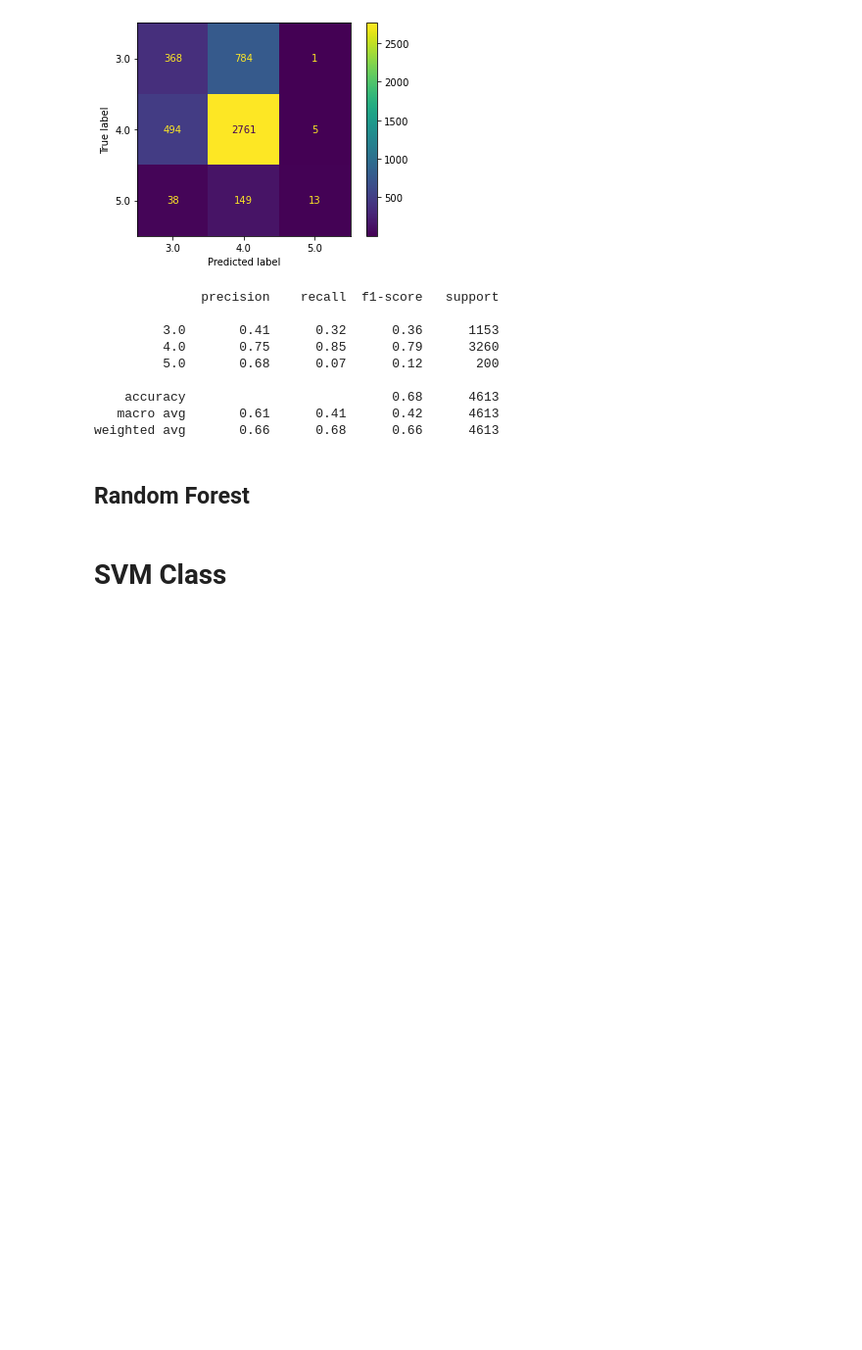
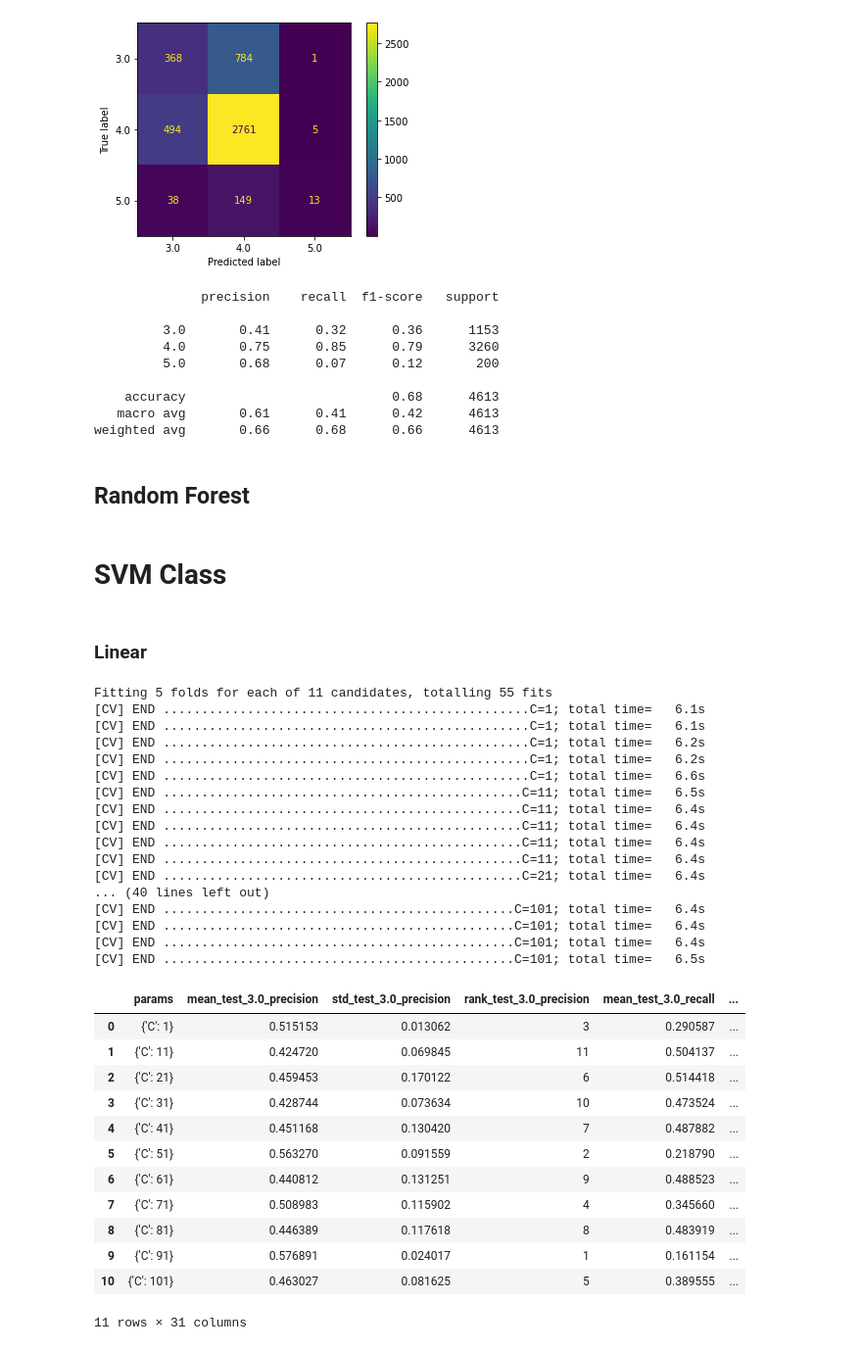
Before and after one commit to 7angel4/Goodreads-rating-classification, a Jupyter notebook: Appendix.ipynb, the cells around one changed output. Shown at 98% size. Drawn from its saved outputs; the diff is of its cells as text; code cells hidden in the pictures; blank space fills up the shorter version.

```diff
--- a/Appendix.ipynb
+++ b/Appendix.ipynb
@@ -773,3 +787,41 @@ class SVM(ClassifierMixin, BaseEstimator):
         transformed_mat = ohe.transform(X)  # a sparse matrix
         transformed_df = pd.DataFrame(transformed_mat).set_axis(ohe.get_feature_names_out(), axis=1, inplace=False)
         return transformed_df
+# %% [markdown]
+### Linear
+# %%
+# First try with Linear SVM
+linearSVM = svm.LinearSVC(random_state=30027)
+param_grid = {'C': range(1,102,10)}
+tune_hyperparameter(linearSVM, param_grid, X_ohe_full, y, cv=5)
+# %% [output]
+Fitting 5 folds for each of 11 candidates, totalling 55 fits
+[CV] END ................................................C=1; total time=   6.1s
+[CV] END ................................................C=1; total time=   6.1s
+[CV] END ................................................C=1; total time=   6.2s
+[CV] END ................................................C=1; total time=   6.2s
+[CV] END ................................................C=1; total time=   6.6s
+[CV] END ...............................................C=11; total time=   6.5s
+[CV] END ...............................................C=11; total time=   6.4s
+[CV] END ...............................................C=11; total time=   6.4s
+[CV] END ...............................................C=11; total time=   6.4s
+[CV] END ...............................................C=11; total time=   6.4s
+[CV] END ...............................................C=21; total time=   6.4s
+... (40 lines left out)
+[CV] END ..............................................C=101; total time=   6.4s
+[CV] END ..............................................C=101; total time=   6.4s
+[CV] END ..............................................C=101; total time=   6.4s
+[CV] END ..............................................C=101; total time=   6.5s
+|  | params | mean_test_3.0_precision | std_test_3.0_precision | rank_test_3.0_precision | mean_test_3.0_recall | ... |
+| 0 | {'C': 1} | 0.515153 | 0.013062 | 3 | 0.290587 | ... |
+| 1 | {'C': 11} | 0.424720 | 0.069845 | 11 | 0.504137 | ... |
+| 2 | {'C': 21} | 0.459453 | 0.170122 | 6 | 0.514418 | ... |
+| 3 | {'C': 31} | 0.428744 | 0.073634 | 10 | 0.473524 | ... |
+| 4 | {'C': 41} | 0.451168 | 0.130420 | 7 | 0.487882 | ... |
+| 5 | {'C': 51} | 0.563270 | 0.091559 | 2 | 0.218790 | ... |
+| 6 | {'C': 61} | 0.440812 | 0.131251 | 9 | 0.488523 | ... |
+| 7 | {'C': 71} | 0.508983 | 0.115902 | 4 | 0.345660 | ... |
+| 8 | {'C': 81} | 0.446389 | 0.117618 | 8 | 0.483919 | ... |
+| 9 | {'C': 91} | 0.576891 | 0.024017 | 1 | 0.161154 | ... |
+| 10 | {'C': 101} | 0.463027 | 0.081625 | 5 | 0.389555 | ... |
+11 rows × 31 columns
```
Also changed, not shown: parts of 3 cells of this notebook, 1 other file.
